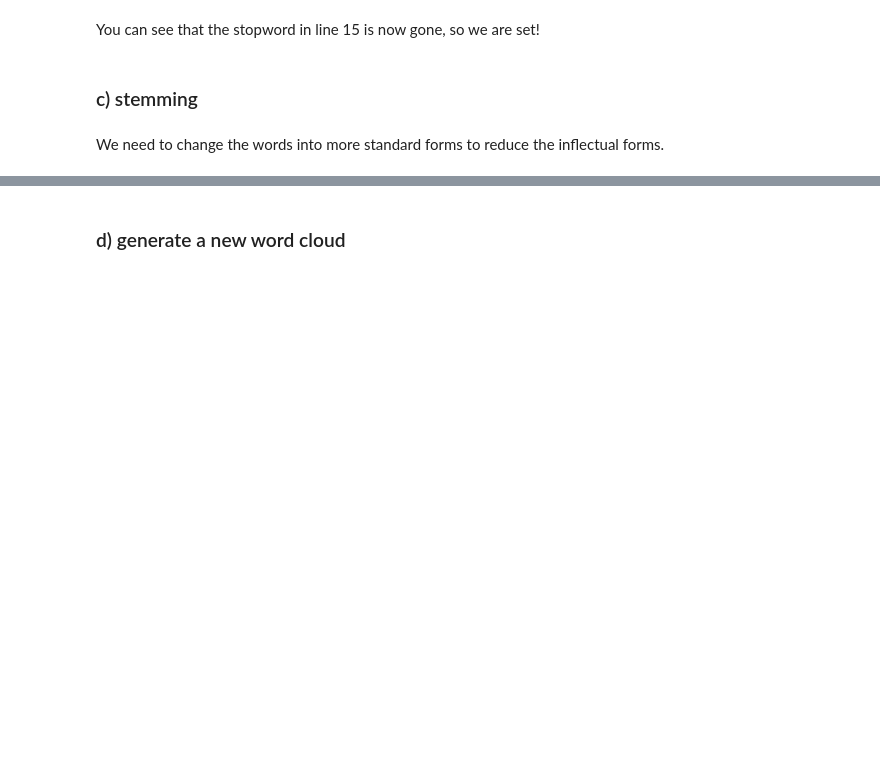
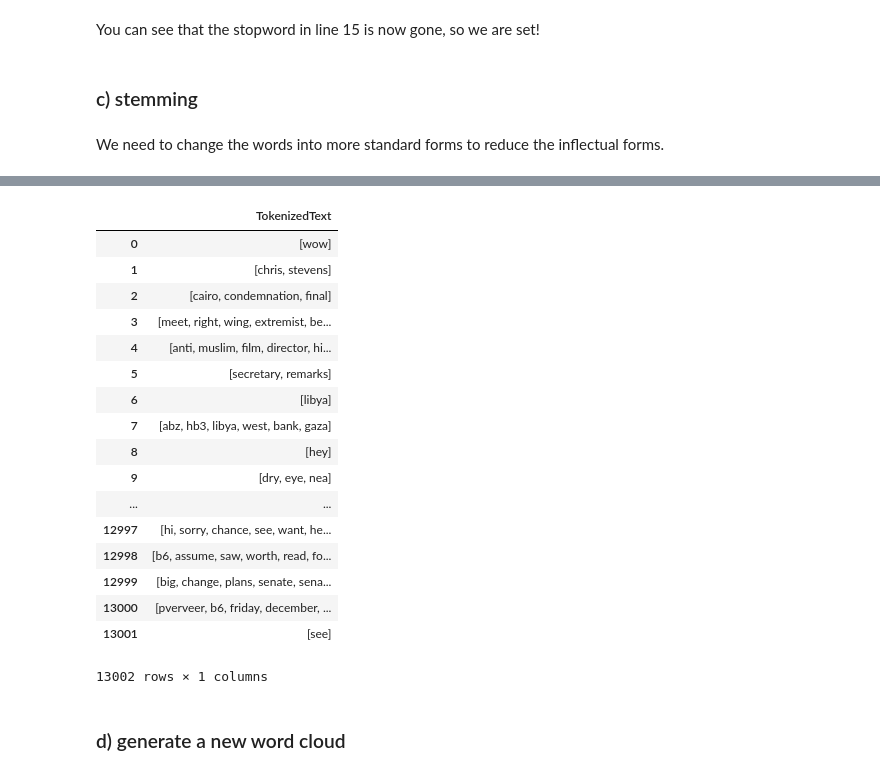
Before and after one commit to Merinorus/adaisawesome, a Jupyter notebook: Homework/05 - Taming Text/HW05_awesometeam_Q1.ipynb, the cells around one changed output, grey strips where cells are left out. Saved outputs shown, nothing was run; the diff lists cells and outputs as text; code cells hidden in the pictures; blank space fills up the shorter version.

```diff
--- a/Homework/05 - Taming Text/HW05_awesometeam_Q1.ipynb
+++ b/Homework/05 - Taming Text/HW05_awesometeam_Q1.ipynb
@@ -109,0 +130,4 @@ data_clean
+# %%
+from nltk import word_tokenize
+from nltk.tokenize import RegexpTokenizer
+tokenizer = RegexpTokenizer(r'\w+')
@@ -188,2 +199,27 @@ data_clean3
+# %%
+for index, row in data_stemming.iterrows():
+    for i in row['TokenizedText']:
+        i = stemmer.stem(i)
+
+data_stemming
+# %% [output]
+|  | TokenizedText |
+| 0 | [wow] |
+| 1 | [chris, stevens] |
+| 2 | [cairo, condemnation, final] |
+| 3 | [meet, right, wing, extremist, be... |
+| 4 | [anti, muslim, film, director, hi... |
+| 5 | [secretary, remarks] |
+| 6 | [libya] |
+| 7 | [abz, hb3, libya, west, bank, gaza] |
+| 8 | [hey] |
+| 9 | [dry, eye, nea] |
+| ... | ... |
+| 12997 | [hi, sorry, chance, see, want, he... |
+| 12998 | [b6, assume, saw, worth, read, fo... |
+| 12999 | [big, change, plans, senate, sena... |
+| 13000 | [pverveer, b6, friday, december, ... |
+| 13001 | [see] |
+13002 rows × 1 columns
 # %% [markdown]
 ### d) generate a new word cloud
```
Also changed, not shown: parts of 22 cells of this notebook, 2 other files.
